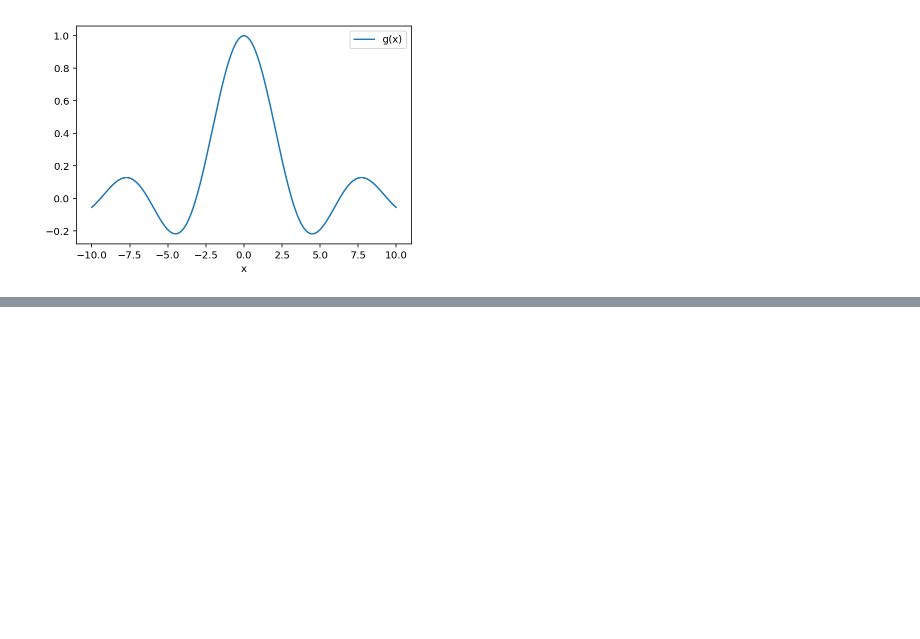
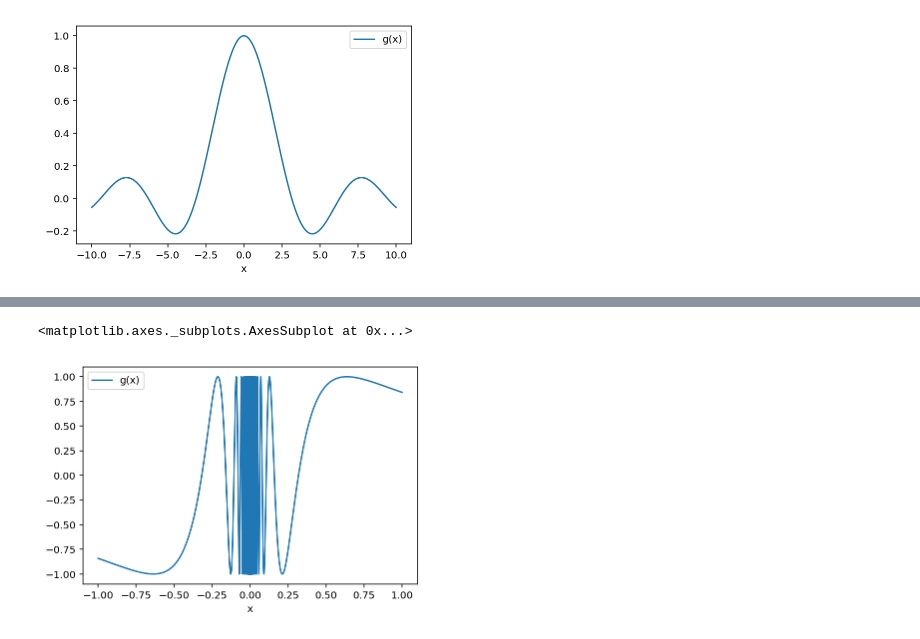
Before and after one commit to chapman-phys220-2018f/cw07-another-team-name, a Jupyter notebook: cw07.ipynb, the cells around one changed output, grey strips where cells are left out. Cells and saved outputs as stored; diff of their text form; code cells hidden in the pictures; blank space fills up the shorter version.

```diff
--- a/cw07.ipynb
+++ b/cw07.ipynb
@@ -277,0 +326,7 @@ Place your conclusion about your investigations at the end in a well-written con
+# %%
+sinf = pd.DataFrame({"x":x, "g(x)":g})
+# %%
+sinf.plot(x="x",y="g(x)")
+# %% [output]
+<matplotlib.axes._subplots.AxesSubplot at 0x...>
+[figure, added]
```
Also changed, not shown: parts of 25 cells of this notebook, 3 other files.
